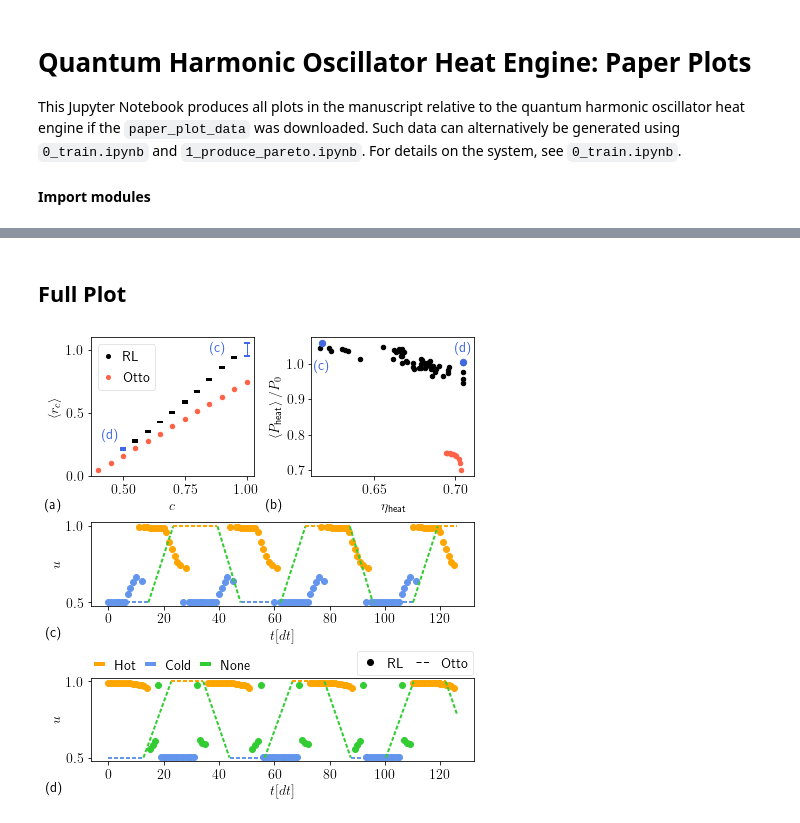
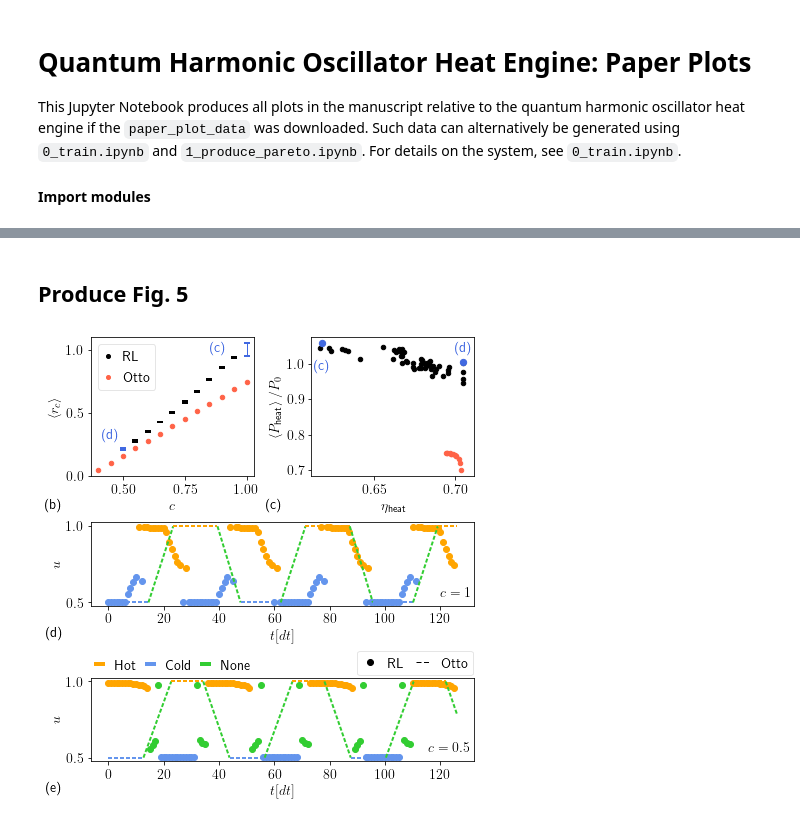
Before and after one commit to PaoloAE/paper_rl_blackbox_thermal_machines, a Jupyter notebook: jupyter_harmonic_engine/TEST_plot_pareto.ipynb, the cells around one changed output, grey strips where cells are left out. Drawn from its saved outputs; the diff is of its cells as text; code cells hidden in the pictures.

```diff
--- a/jupyter_harmonic_engine/TEST_plot_pareto.ipynb
+++ b/jupyter_harmonic_engine/TEST_plot_pareto.ipynb
@@ -139,5 +15,5 @@ plt.show()
-# %% [markdown]
-## Full Plot
+# %% [markdown]
+## Produce Fig. 5
 # %%
 main_dir = "../paper_plot_data/exta_runs/harmonic_engine"
 
@@ -242,35 +118,39 @@ plotting.plot_actions_on_axis(cycle_0_file, prot_0_ax, actions_to_plot=actions_t
                                 extra_cycles_linewidth=extra_cycles_linewidth_0, legend_column_spacing=legend_column_spacing,
                                 hide_gray_vertical_line=True,legend_line_length=legend_line_length_0,
                                 line_style=actions_line_style)
 
 #second protocol (panel d)
 plotting.plot_actions_on_axis(cycle_1_file, prot_1_ax, actions_to_plot=actions_to_plot_1,custom_colors=custom_colors,
                                 is_tri=True, k_notation=False, x_count_from_zero=True,
                                 linewidth = prot_linewidth, xlabel="$t[dt]$",extra_cycles=extra_cycles_1,
                                 extra_cycles_linewidth=extra_cycles_linewidth_1, legend_lines=action_legend_lines_1,
                                 legend_text=action_legend_text_1, legend_location=action_legend_location_1,
                                 hide_gray_vertical_line=True,legend_line_length=legend_line_length_1,
                                 line_style=actions_line_style, legend_column_spacing=legend_column_spacing)
 
 #legend
 fig.legend(rl_legend_lines,rl_legend_text,loc=rl_legend_location,fancybox=True, framealpha=0.5,borderaxespad=0.,
                     ncol=2,handlelength=rl_line_length,columnspacing=rl_column_spacing)
 
 #extra labels
 figmerit_ax.text(0.73,0.89, r"(c)", transform=figmerit_ax.transAxes, color="royalblue")
 figmerit_ax.text(0.07,0.27, r"(d)", transform=figmerit_ax.transAxes, color="royalblue")
 pareto_ax.text(0.015,0.76, r"(c)", transform=pareto_ax.transAxes, color="royalblue")
 pareto_ax.text(0.88,0.89, r"(d)", transform=pareto_ax.transAxes, color="royalblue")
 
 #panel numbering labels
-fig.text(-0.28,-0.23, r"(a)",transform=figmerit_ax.transAxes)
-fig.text(-0.28,-0.23, r"(b)",transform=pareto_ax.transAxes)
-fig.text(-0.118,-0.37, r"(c)",transform=prot_0_ax.transAxes)
-fig.text(-0.118,-0.36, r"(d)",transform=prot_1_ax.transAxes)
+fig.text(-0.28,-0.23, r"(b)",transform=figmerit_ax.transAxes)
+fig.text(-0.28,-0.23, r"(c)",transform=pareto_ax.transAxes)
+fig.text(-0.118,-0.37, r"(d)",transform=prot_0_ax.transAxes)
+fig.text(-0.118,-0.36, r"(e)",transform=prot_1_ax.transAxes)
+
+#extra panel labelling
+fig.text(0.91,0.12, r"$c=1$",transform=prot_0_ax.transAxes)
+fig.text(0.88,0.12, r"$c=0.5$",transform=prot_1_ax.transAxes)
 
 #save figure
 plt.savefig(plot_file_name)
 #show
 plt.show()
 # %% [output]
-[figure, old version]
+[figure, new version]
```
Also changed, not shown: parts of 6 cells of this notebook, 3 other files.
